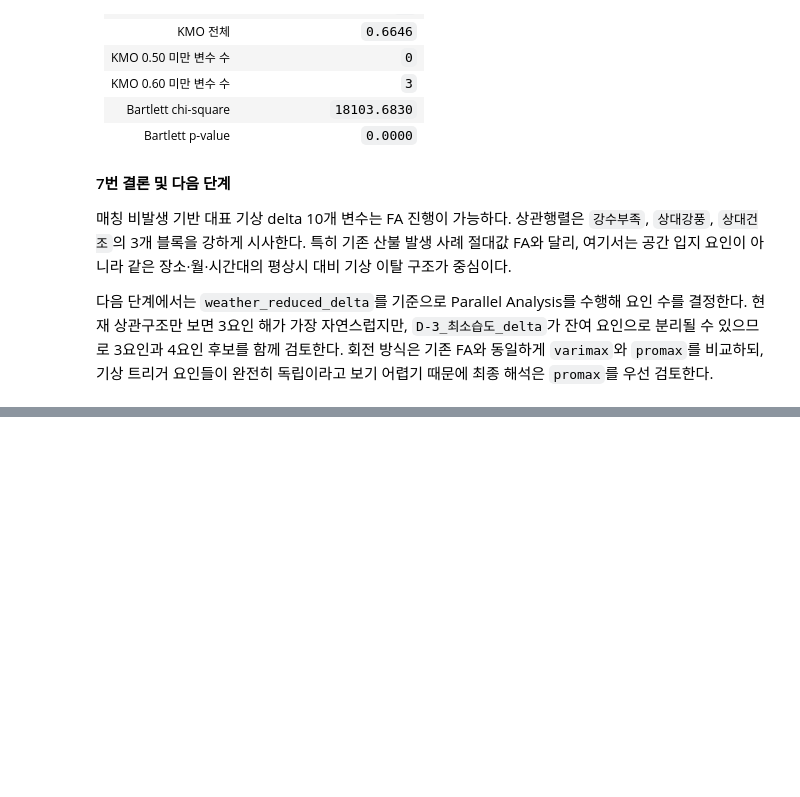
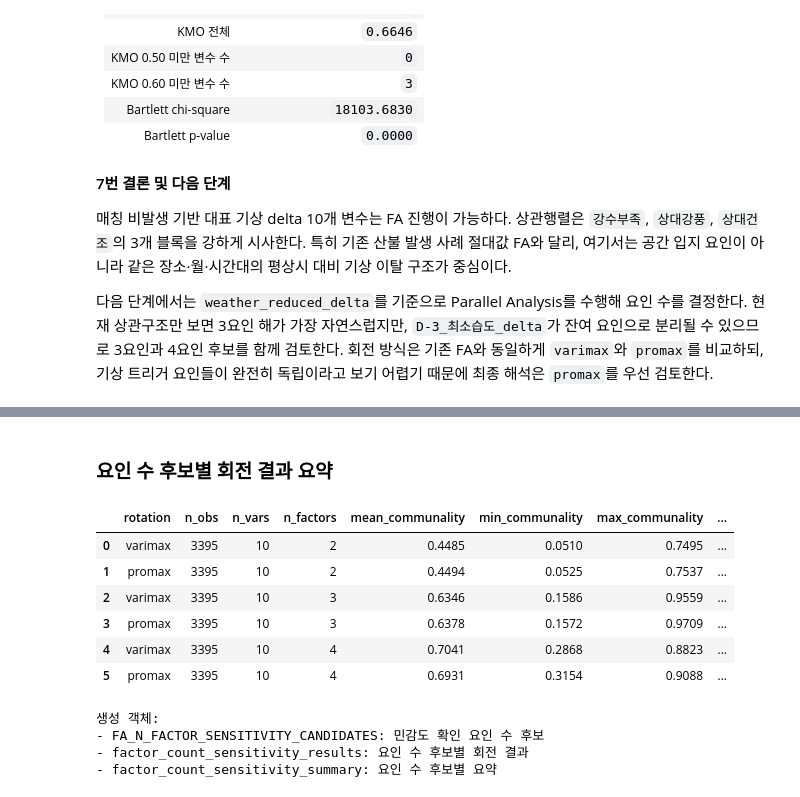
Before and after one commit to Max-JI64/farm-system-public-02, a Jupyter notebook: jsw/Analysis/2026-06-08_FA-매칭비발생.ipynb, the cells around one changed output, grey strips where cells are left out. Drawn from its saved outputs; the diff is of its cells as text; code cells hidden in the pictures; blank space fills up the shorter version.

```diff
--- a/jsw/Analysis/2026-06-08_FA-매칭비발생.ipynb
+++ b/jsw/Analysis/2026-06-08_FA-매칭비발생.ipynb
@@ -1362,0 +1967,50 @@ Bartlett 구형성 검정은 `chi-square = 18103.6830`, `p-value = 0.0000`으로
+# %%
+# 9-4. 요인 수 후보 민감도 확인
+raw_candidates = globals().get("fa_n_factor_candidates", [FA_N_FACTORS])
+FA_N_FACTOR_SENSITIVITY_CANDIDATES = sorted(
+    {int(v) for v in raw_candidates if 1 <= int(v) < fa_rotation_Z.shape[1]}
+)
+
+factor_count_sensitivity_results = {}
+sensitivity_rows = []
+
+for n_factors in FA_N_FACTOR_SENSITIVITY_CANDIDATES:
+    factor_count_sensitivity_results[n_factors] = {}
+    for rotation in FA_ROTATIONS:
+        try:
+            result = fit_rotated_fa(n_factors, rotation)
+            factor_count_sensitivity_results[n_factors][rotation] = result
+            row = result["summary"].copy()
+            row["status"] = "ok"
+        except Exception as exc:
+            row = {
+                "rotation": rotation,
+                "n_obs": len(fa_rotation_Z),
+                "n_vars": fa_rotation_Z.shape[1],
+                "n_factors": n_factors,
+                "status": f"error: {type(exc).__name__}: {exc}",
+            }
+        sensitivity_rows.append(row)
+
+factor_count_sensitivity_summary = pd.DataFrame(sensitivity_rows)
+
+display(Markdown("### 요인 수 후보별 회전 결과 요약"))
+display(factor_count_sensitivity_summary.round(4))
+
+print("생성 객체:")
+print("- FA_N_FACTOR_SENSITIVITY_CANDIDATES: 민감도 확인 요인 수 후보")
+print("- factor_count_sensitivity_results: 요인 수 후보별 회전 결과")
+print("- factor_count_sensitivity_summary: 요인 수 후보별 요약")
+# %% [output]
+### 요인 수 후보별 회전 결과 요약
+|  | rotation | n_obs | n_vars | n_factors | mean_communality | min_communality | max_communality | ... |
+| 0 | varimax | 3395 | 10 | 2 | 0.4485 | 0.0510 | 0.7495 | ... |
+| 1 | promax | 3395 | 10 | 2 | 0.4494 | 0.0525 | 0.7537 | ... |
+| 2 | varimax | 3395 | 10 | 3 | 0.6346 | 0.1586 | 0.9559 | ... |
+| 3 | promax | 3395 | 10 | 3 | 0.6378 | 0.1572 | 0.9709 | ... |
+| 4 | varimax | 3395 | 10 | 4 | 0.7041 | 0.2868 | 0.8823 | ... |
+| 5 | promax | 3395 | 10 | 4 | 0.6931 | 0.3154 | 0.9088 | ... |
+생성 객체:
+- FA_N_FACTOR_SENSITIVITY_CANDIDATES: 민감도 확인 요인 수 후보
+- factor_count_sensitivity_results: 요인 수 후보별 회전 결과
+- factor_count_sensitivity_summary: 요인 수 후보별 요약
```
Also changed, not shown: parts of 15 cells of this notebook, 1 other file.
